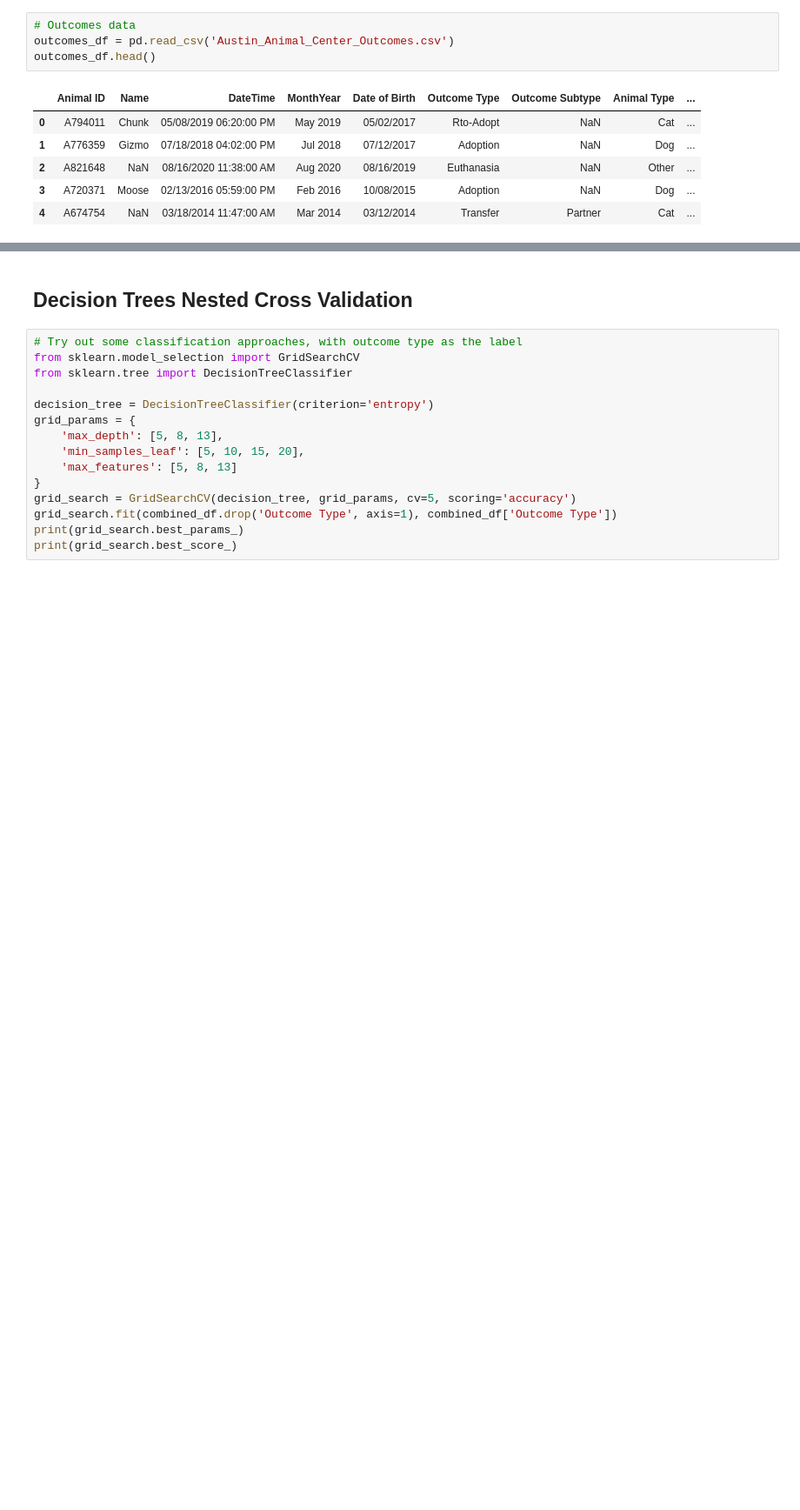
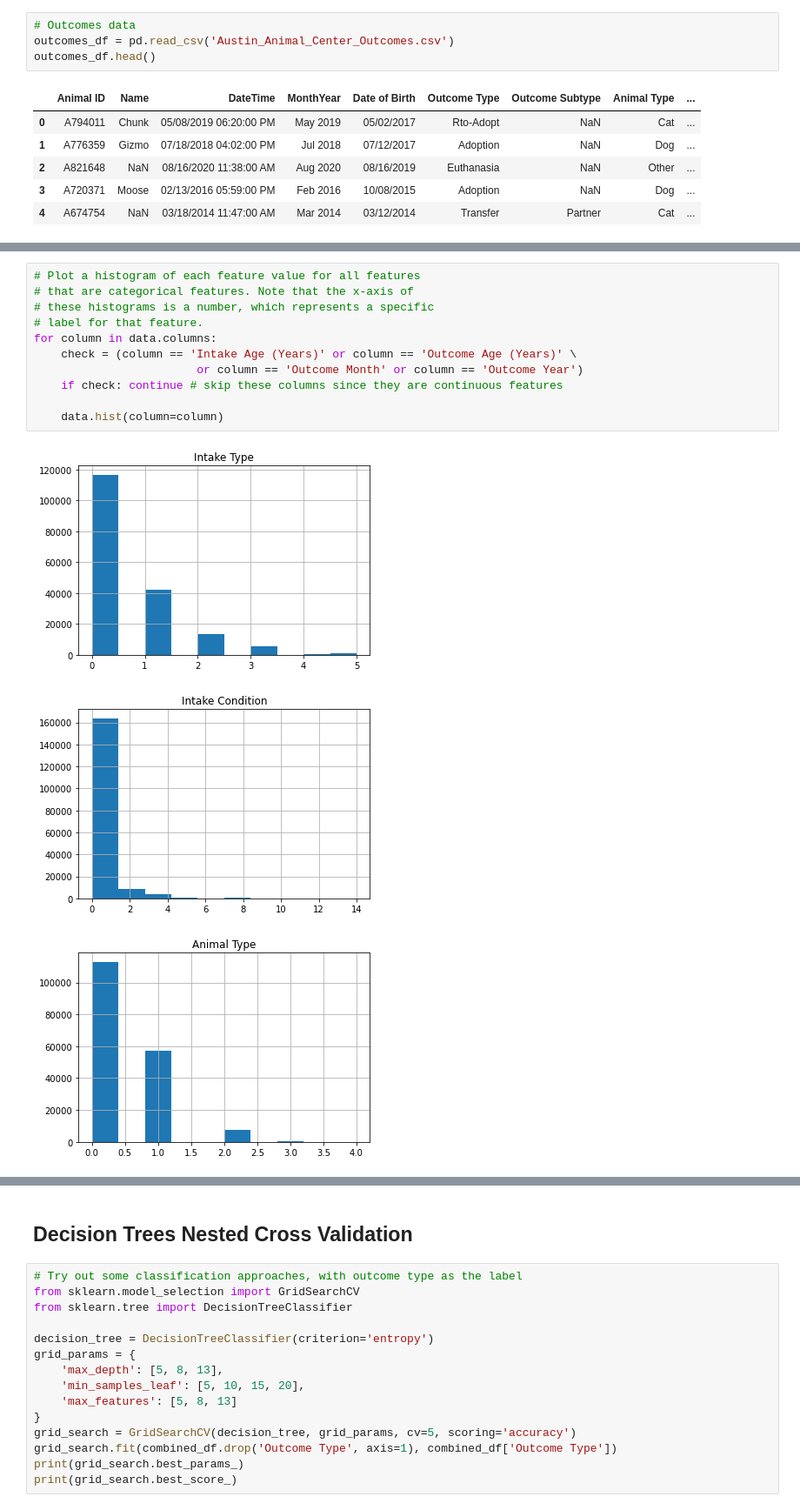
Before and after one commit to Mrityunjay000/data_mining_final_project, a Jupyter notebook: CS_363D_Final_Project.ipynb, the cells around one changed output, grey strips where cells are left out. Shown: that part at 87% size. Cells and saved outputs as stored; diff of their text form; blank space fills up the shorter version.

```diff
--- a/CS_363D_Final_Project.ipynb
+++ b/CS_363D_Final_Project.ipynb
@@ -131,0 +196,15 @@ combined_df
+# %%
+# Plot a histogram of each feature value for all features
+# that are categorical features. Note that the x-axis of
+# these histograms is a number, which represents a specific
+# label for that feature.
+for column in data.columns:
+    check = (column == 'Intake Age (Years)' or column == 'Outcome Age (Years)' \
+                        or column == 'Outcome Month' or column == 'Outcome Year')
+    if check: continue # skip these columns since they are continuous features
+
+    data.hist(column=column)
+# %% [output]
+[figure, added]
+[figure, added]
+[figure, added]
```
Also changed, not shown: parts of 30 cells of this notebook.
